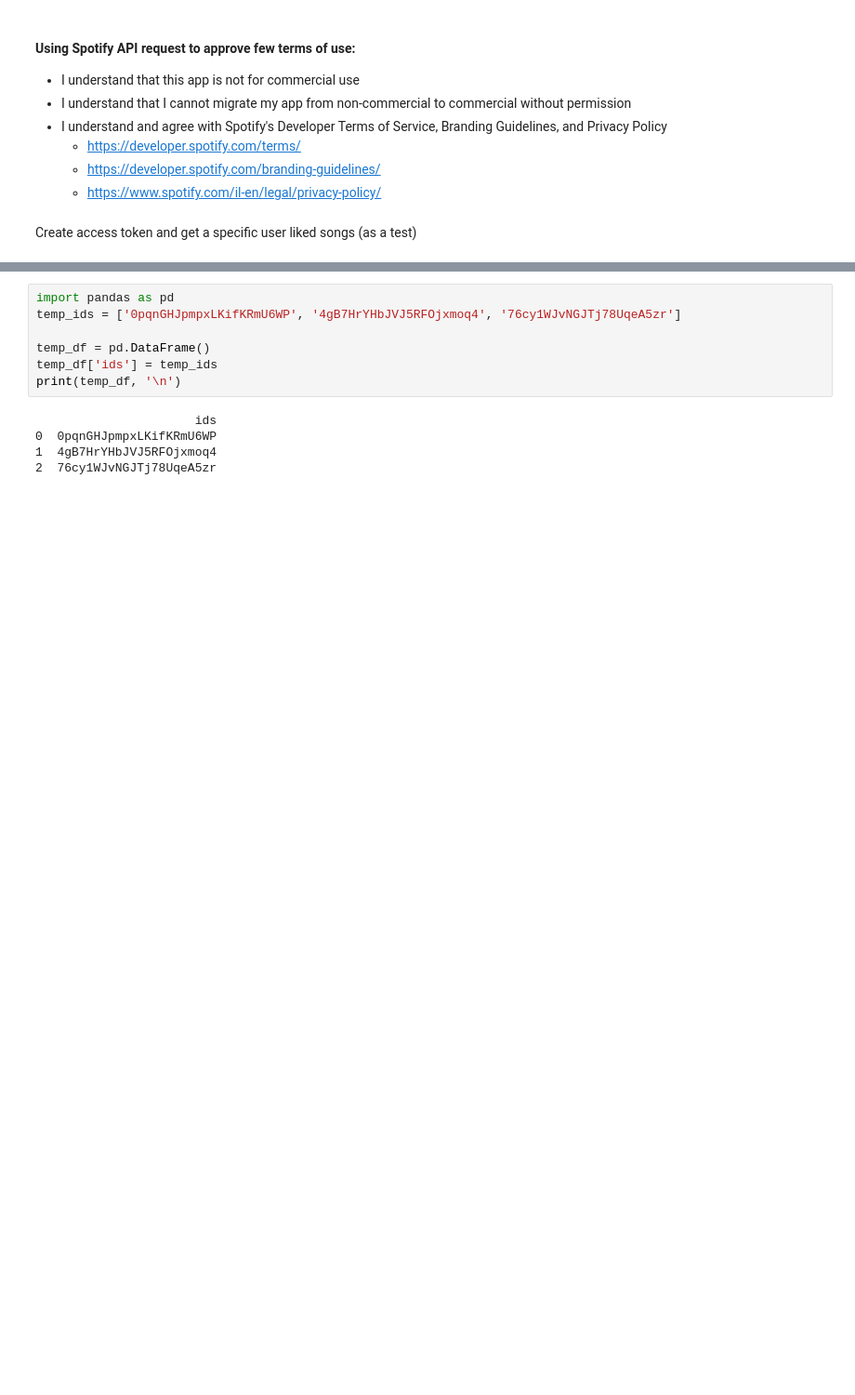
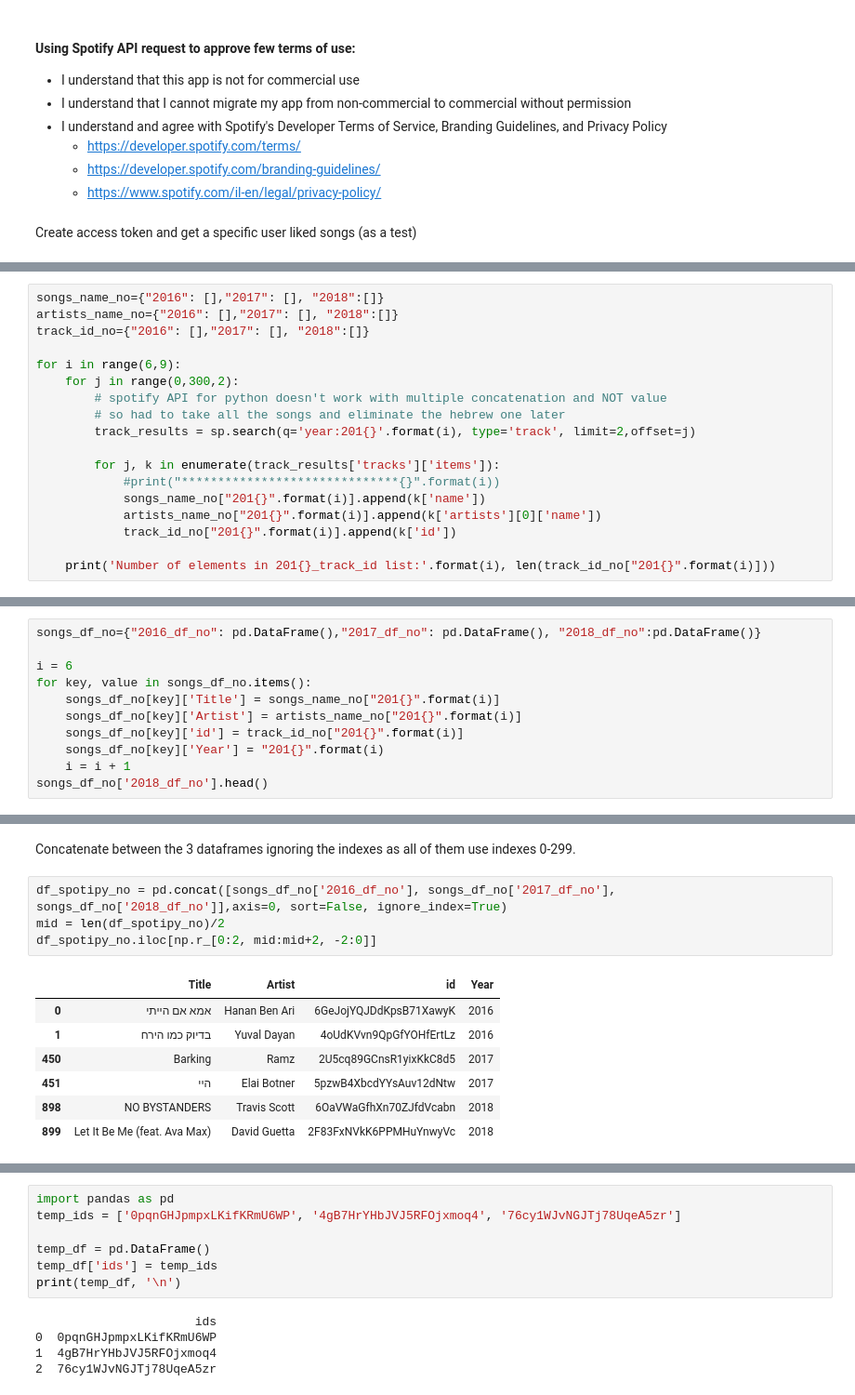
Before and after one commit to makaralis/Music-Project, a Jupyter notebook: FinalProject/getDataFromSpotify.ipynb, the cells around one changed output, grey strips where cells are left out. Shown: that part at 93% size. Cells and saved outputs as stored; diff of their text form; blank space fills up the shorter version.

```diff
--- a/FinalProject/getDataFromSpotify.ipynb
+++ b/FinalProject/getDataFromSpotify.ipynb
@@ -78,0 +84,18 @@ We had the option to include 'popularity' column but as it's an updated data to
+# %%
+songs_name_no={"2016": [],"2017": [], "2018":[]}
+artists_name_no={"2016": [],"2017": [], "2018":[]}
+track_id_no={"2016": [],"2017": [], "2018":[]}
+
+for i in range(6,9):
+    for j in range(0,300,2):
+        # spotify API for python doesn't work with multiple concatenation and NOT value
+        # so had to take all the songs and eliminate the hebrew one later
+        track_results = sp.search(q='year:201{}'.format(i), type='track', limit=2,offset=j)
+
+        for j, k in enumerate(track_results['tracks']['items']):
+            #print("******************************{}".format(i))
+            songs_name_no["201{}".format(i)].append(k['name'])
+            artists_name_no["201{}".format(i)].append(k['artists'][0]['name'])
+            track_id_no["201{}".format(i)].append(k['id'])
+
+    print('Number of elements in 201{}_track_id list:'.format(i), len(track_id_no["201{}".format(i)]))
@@ -78,0 +109,11 @@ We had the option to include 'popularity' column but as it's an updated data to
+# %%
+songs_df_no={"2016_df_no": pd.DataFrame(),"2017_df_no": pd.DataFrame(), "2018_df_no":pd.DataFrame()}
+
+i = 6
+for key, value in songs_df_no.items():
+    songs_df_no[key]['Title'] = songs_name_no["201{}".format(i)]
+    songs_df_no[key]['Artist'] = artists_name_no["201{}".format(i)]
+    songs_df_no[key]['id'] = track_id_no["201{}".format(i)]
+    songs_df_no[key]['Year'] = "201{}".format(i)
+    i = i + 1
+songs_df_no['2018_df_no'].head()
@@ -78,0 +127,14 @@ We had the option to include 'popularity' column but as it's an updated data to
+# %% [markdown]
+Concatenate between the 3 dataframes ignoring the indexes as all of them use indexes 0-299.
+# %%
+df_spotipy_no = pd.concat([songs_df_no['2016_df_no'], songs_df_no['2017_df_no'], songs_df_no['2018_df_no']],axis=0, sort=False, ignore_index=True)
+mid = len(df_spotipy_no)/2
+df_spotipy_no.iloc[np.r_[0:2, mid:mid+2, -2:0]]
+# %% [output]
+|  | Title | Artist | id | Year |
+| 0 | אמא אם הייתי | Hanan Ben Ari | 6GeJojYQJDdKpsB71XawyK | 2016 |
+| 1 | בדיוק כמו הירח | Yuval Dayan | 4oUdKVvn9QpGfYOHfErtLz | 2016 |
+| 450 | Barking | Ramz | 2U5cq89GCnsR1yixKkC8d5 | 2017 |
+| 451 | היי | Elai Botner | 5pzwB4XbcdYYsAuv12dNtw | 2017 |
+| 898 | NO BYSTANDERS | Travis Scott | 6OaVWaGfhXn70ZJfdVcabn | 2018 |
+| 899 | Let It Be Me (feat. Ava Max) | David Guetta | 2F83FxNVkK6PPMHuYnwyVc | 2018 |
```
Also changed, not shown: parts of 15 cells of this notebook.
